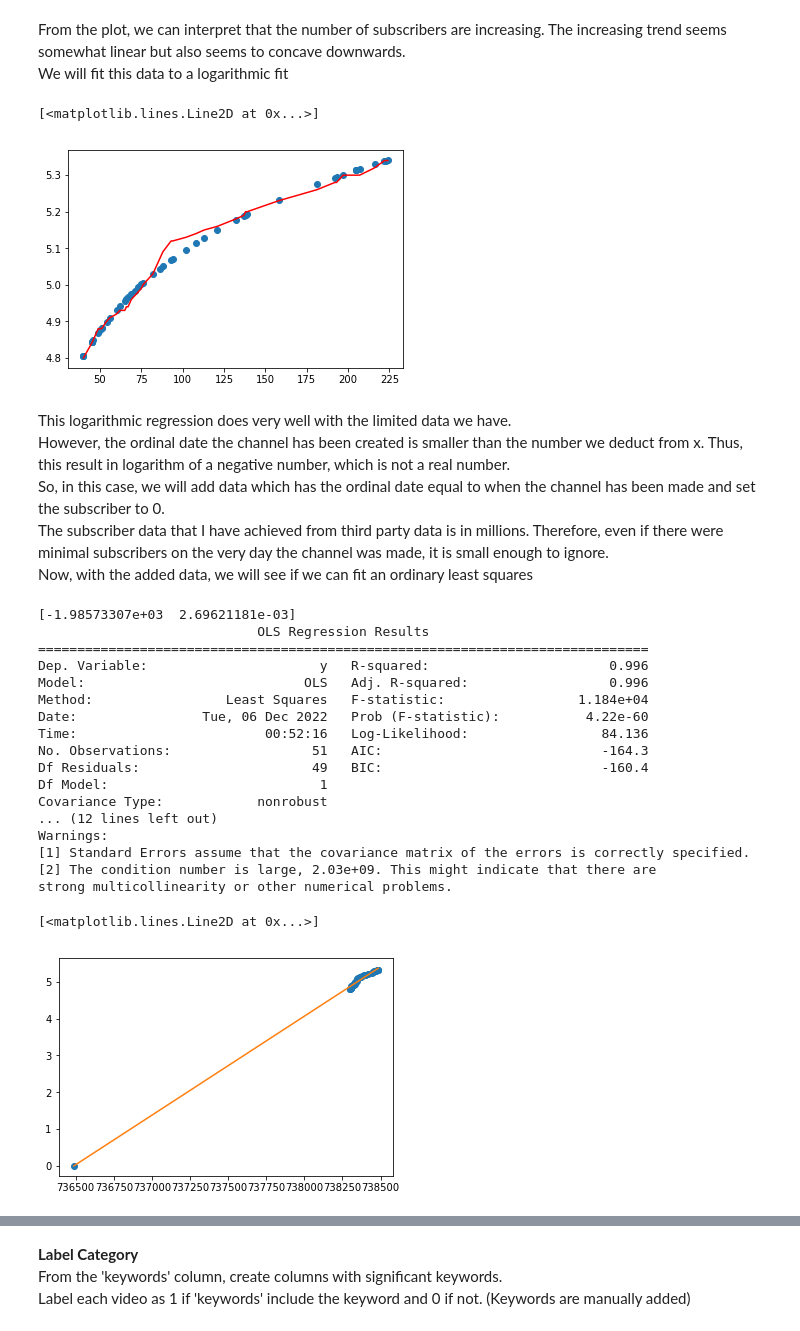
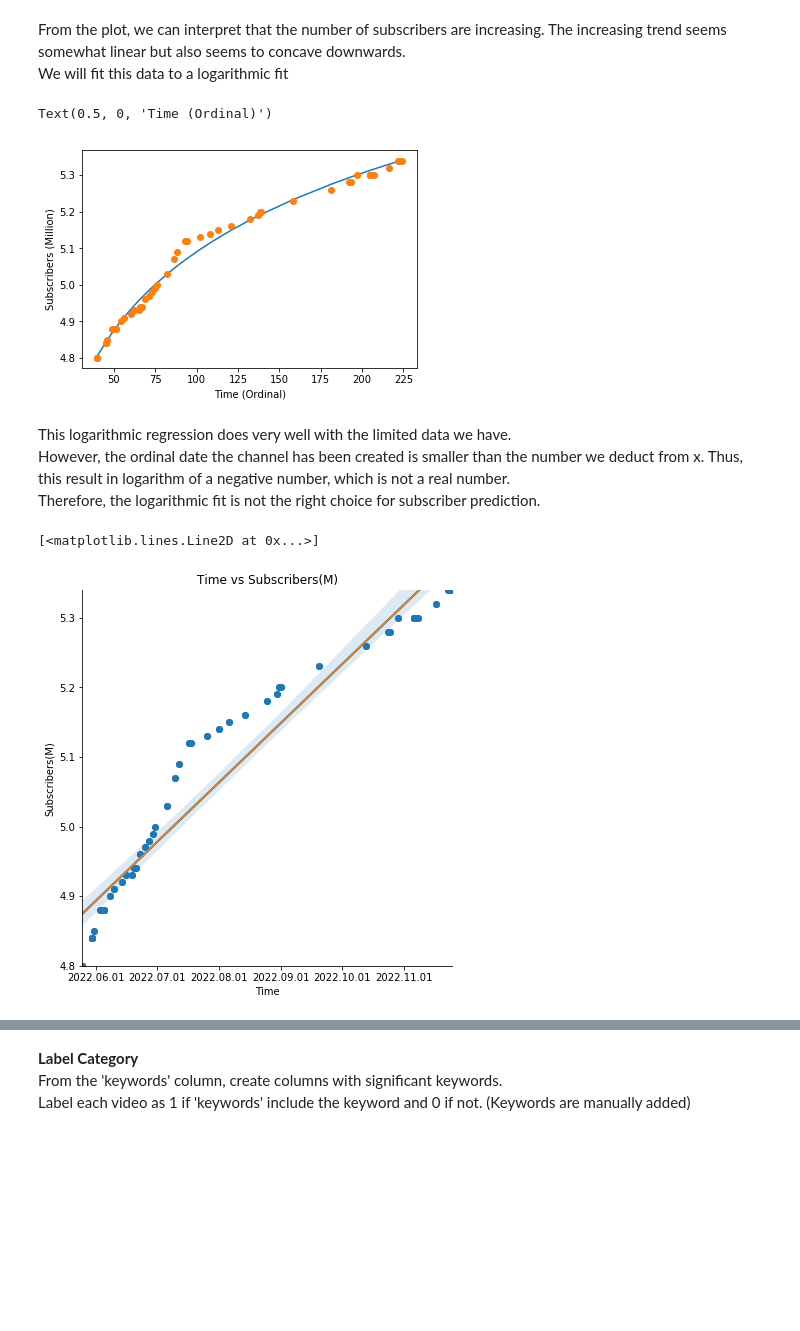
Before and after one commit to clara8043/kpop_youtube_views, a Jupyter notebook: views_analysis_modelling.ipynb, the cells around one changed output, grey strips where cells are left out. Drawn from its saved outputs; the diff is of its cells as text; code cells hidden in the pictures; blank space fills up the shorter version.

```diff
--- a/views_analysis_modelling.ipynb
+++ b/views_analysis_modelling.ipynb
@@ -38,8 +49,0 @@ df has 348 rows after removing shorts
-# %%
-#Change publishedAt format to datetime (only date)
-def to_date(iso_datetime):
-    date = iso_datetime.split('T')[0]
-    return date
-
-df['publishedAt'] = pd.to_datetime(df['publishedAt'].apply(to_date))
-df.head()
@@ -54,5 +51,5 @@ df.head()
 **Add the duration of days past since the data is collected**
 # %%
 # date_collected = '2022-11-26'.
-df['daysPassed'] = (pd.to_datetime('2022-11-26')-df['publishedAt']).dt.days.astype('int')
-df.head()
+# print(pd.Timestamp.today().date())
+df['daysPassed'] = (pd.to_datetime('2022-11-26')-pd.to_datetime(df['publishedAt'])).dt.days.astype('int')
@@ -84,60 +84,38 @@ We will fit this data to a logarithmic fit
 # %%
 df_sub['toOrdinal']=df_sub['publishedAt'].apply(lambda x: x.toordinal())
 x = np.array(df_sub['toOrdinal'])
-y = np.array(df_sub['subscriberCount'])
+y = np.array(df_sub['subscriberCountMillions'])
 
 #fit the log value of x(date created). Find an arbitrary number to deduct from x to fit the plot
 x = x-738260
 x_log = np.log(x)
 a,b = np.polyfit(x_log,y,1)
-plt.plot(x,a*x_log+b,'o')
-plt.plot(x,y,'r')
+plt.plot(x,a*x_log+b,)
+plt.plot(x,y,'o')
+plt.ylabel("Subscribers (Million)")
+plt.xlabel("Time (Ordinal)")
 # %% [output]
-[<matplotlib.lines.Line2D at 0x...>]
+Text(0.5, 0, 'Time (Ordinal)')
-[figure, old version]
+[figure, new version]
 # %% [markdown]
 This logarithmic regression does very well with the limited data we have. <br>
 However, the ordinal date the channel has been created is smaller than the number we deduct from x. Thus, this result in logarithm of a negative number, which is not a real number.<br>
-So, in this case, we will add data which has the ordinal date equal to when the channel has been made and set the subscriber to 0.<br>
-The subscriber data that I have achieved from third party data is in millions. Therefore, even if there were minimal subscribers on the very day the channel was made, it is small enough to ignore.<br>
-Now, with the added data, we will see if we can fit an ordinary least squares
+Therefore, the logarithmic fit is not the right choice for subscriber prediction.
 # %%
-import statsmodels.api as sm
-
-#Add the date of the creation of account and subscriber to 0 at the time
-x = np.array(df_sub['toOrdinal'])
-y = np.array(df_sub['subscriberCount'])
-y = np.append(y,0)
-date_created = datetime.datetime.strptime('7/6/17',"%d/%m/%y").toordinal()
-x = np.append(x,date_created)
-
-# Run an ordinary least squares for linear regression
-x_const= sm.add_constant(x) #for constant parameter
-
-ols_fit = sm.OLS(y,x_const).fit()
-print(ols_fit.params)
-print(ols_fit.summary())
-
-ypred = ols_fit.predict(x_const)
+# Plotting
+# Set publishedAtNumeric for regplot
+df_sub['publishedAtNumeric'] = dates.date2num(df_sub['publishedAt'])
+# Plot regression plot
+sns.lmplot(x="publishedAtNumeric", y="subscriberCountMillions", data=df_sub,height=6)
+plt.title('Time vs Subscribers(M)')
+plt.xlabel("Time")
+plt.ylabel("Subscribers(M)")
+plt.xlim(df_sub['publishedAtNumeric'].min(),df_sub['publishedAtNumeric'].max())
+plt.ylim(df_sub['subscriberCountMillions'].min(),df_sub['subscriberCountMillions'].max())
+plt.gca().xaxis.set_major_locator(dates.AutoDateLocator())
+plt.gca().xaxis.set_major_formatter(dates.DateFormatter('%Y.%m.%d'))
 plt.plot(x[:82],y[:82],'o')
 plt.plot(x[:82],ypred[:82])
 # %% [output]
-[-1.98573307e+03  2.69621181e-03]
-                            OLS Regression Results
-==============================================================================
-Dep. Variable:                      y   R-squared:                       0.996
-Model:                            OLS   Adj. R-squared:                  0.996
-Method:                 Least Squares   F-statistic:                 1.184e+04
-Date:                Tue, 06 Dec 2022   Prob (F-statistic):           4.22e-60
-Time:                        00:52:16   Log-Likelihood:                 84.136
-No. Observations:                  51   AIC:                            -164.3
-Df Residuals:                      49   BIC:                            -160.4
-Df Model:                           1
-Covariance Type:            nonrobust
-... (12 lines left out)
-Warnings:
-[1] Standard Errors assume that the covariance matrix of the errors is correctly specified.
-[2] The condition number is large, 2.03e+09. This might indicate that there are
-strong multicollinearity or other numerical problems.
+[<matplotlib.lines.Line2D at 0x...>]
-[<matplotlib.lines.Line2D at 0x...>]
-[figure, old version]
+[figure, new version]
```
Also changed, not shown: parts of 23 cells of this notebook, 2 other files.
